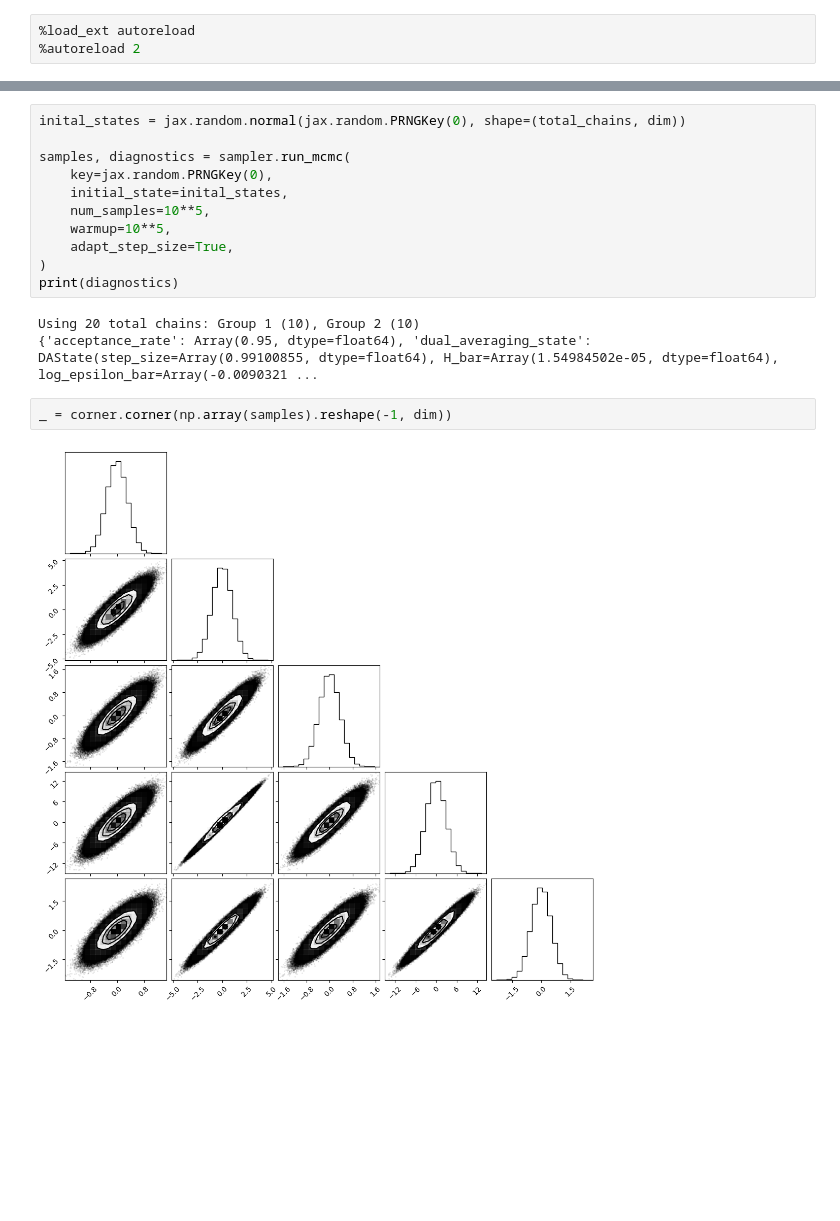
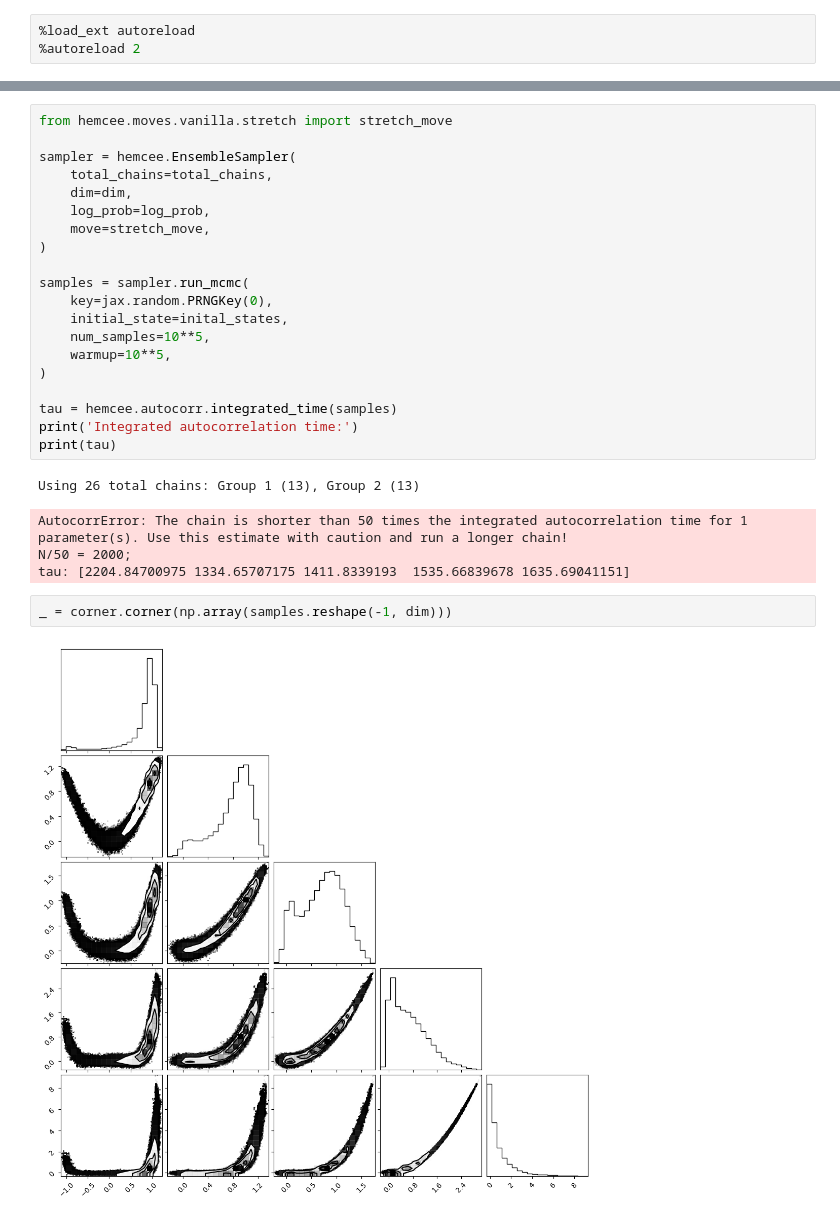
Before and after one commit to clarkmiyamoto/h-emcee, a Jupyter notebook: docs/tutorials/quickstart.ipynb, the cells around one changed output, grey strips where cells are left out. Drawn from its saved outputs; the diff is of its cells as text; blank space fills up the shorter version.

```diff
--- a/docs/tutorials/quickstart.ipynb
+++ b/docs/tutorials/quickstart.ipynb
@@ -51,18 +193,29 @@ sampler = hemcee.HamiltonianEnsembleSampler(
 # %%
-inital_states = jax.random.normal(jax.random.PRNGKey(0), shape=(total_chains, dim))
+from hemcee.moves.vanilla.stretch import stretch_move
 
-samples, diagnostics = sampler.run_mcmc(
+sampler = hemcee.EnsembleSampler(
+    total_chains=total_chains,
+    dim=dim,
+    log_prob=log_prob,
+    move=stretch_move,
+)
+
+samples = sampler.run_mcmc(
     key=jax.random.PRNGKey(0),
     initial_state=inital_states,
     num_samples=10**5,
     warmup=10**5,
-    adapt_step_size=True,
 )
-print(diagnostics)
+
+tau = hemcee.autocorr.integrated_time(samples)
+print('Integrated autocorrelation time:')
+print(tau)
 # %% [output]
-Using 20 total chains: Group 1 (10), Group 2 (10)
-{'acceptance_rate': Array(0.95, dtype=float64), 'dual_averaging_state': DAState(step_size=Array(0.99100855, dtype=float64), H_bar=Array(1.54984502e-05, dtype=float64), log_epsilon_bar=Array(-0.0090321 ...
+Using 26 total chains: Group 1 (13), Group 2 (13)
+AutocorrError: The chain is shorter than 50 times the integrated autocorrelation time for 1 parameter(s). Use this estimate with caution and run a longer chain!
+N/50 = 2000;
+tau: [2204.84700975 1334.65707175 1411.8339193  1535.66839678 1635.69041151]
 # %%
-_ = corner.corner(np.array(samples).reshape(-1, dim))
+_ = corner.corner(np.array(samples.reshape(-1, dim)))
 # %% [output]
-[figure, old version]
+[figure, new version]
```
Also changed, not shown: parts of 18 cells of this notebook, 3 other files.
